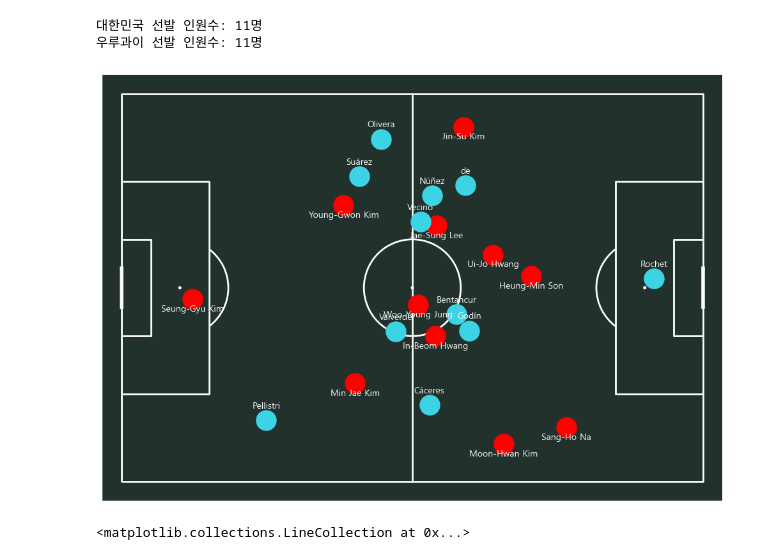
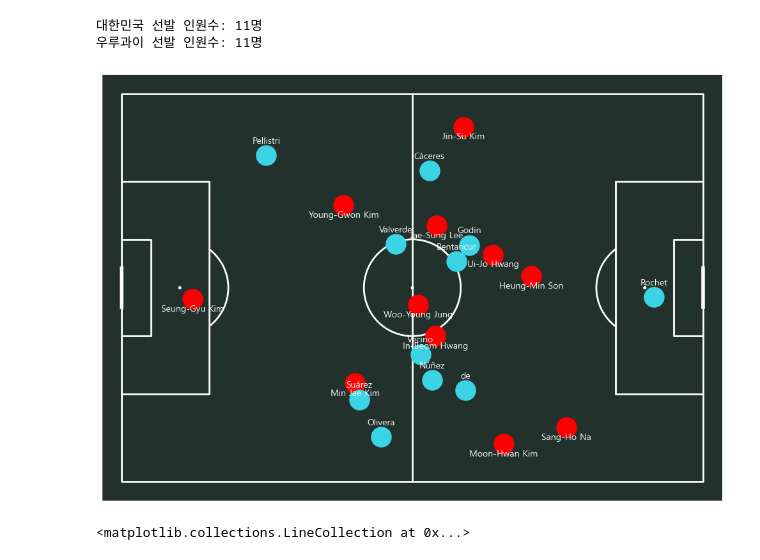
Before and after one commit to 0jyyyyy/Soccer_Lens, a Jupyter notebook: Tactics_lab/World_cup/2022/korea_uruguay.ipynb, the cells around one changed output. Saved outputs shown, nothing was run; the diff lists cells and outputs as text; code cells hidden in the pictures.

```diff
--- a/Tactics_lab/World_cup/2022/korea_uruguay.ipynb
+++ b/Tactics_lab/World_cup/2022/korea_uruguay.ipynb
@@ -109,36 +109,36 @@ fig, ax = pitch.draw(figsize=(10,7))
 pitch.scatter(
     kor_player_coords['x'],
     kor_player_coords['y'],
     s=500,
     color='red',
     ax=ax
     )
 
 # 1-1. 우루과이 (하늘색 점 찍기)
 pitch.scatter(
     120-ur_player_coords['x'],
-    ur_player_coords['y'],
+    80-ur_player_coords['y'],
     s=500,
     color='#3cd4e5',
     ax=ax
     )
 
 # 2. 대한민국 선수 이름 표시 (반복문으로 채우기)
 for idx, row in kor_player_coords.iterrows():
     pitch.annotate(
         text=row['player_name'],
         xy=(row['x'], row['y'] + 2.5),
         c='white', ha='center', ax= ax
     )
 # 2-1. 우루과이 선수 이름 표시
 for idx, row in ur_player_coords.iterrows():
     pitch.annotate(
         text=row['player_name'].split()[-2],
-        xy=(120-row['x'], row['y'] - 2.5),
+        xy=(120-row['x'], 80-row['y'] - 2.5),
         c='white', ha='center', ax= ax
     )
 # %% [output]
-[figure, old version]
+[figure, new version]
 # %%
 pitch = Pitch(pitch_type='statsbomb' , pitch_color='#22312b', line_color='white')
 fig, ax = pitch.draw(figsize=(10,7))
```
Also changed, not shown: parts of 5 cells of this notebook.
